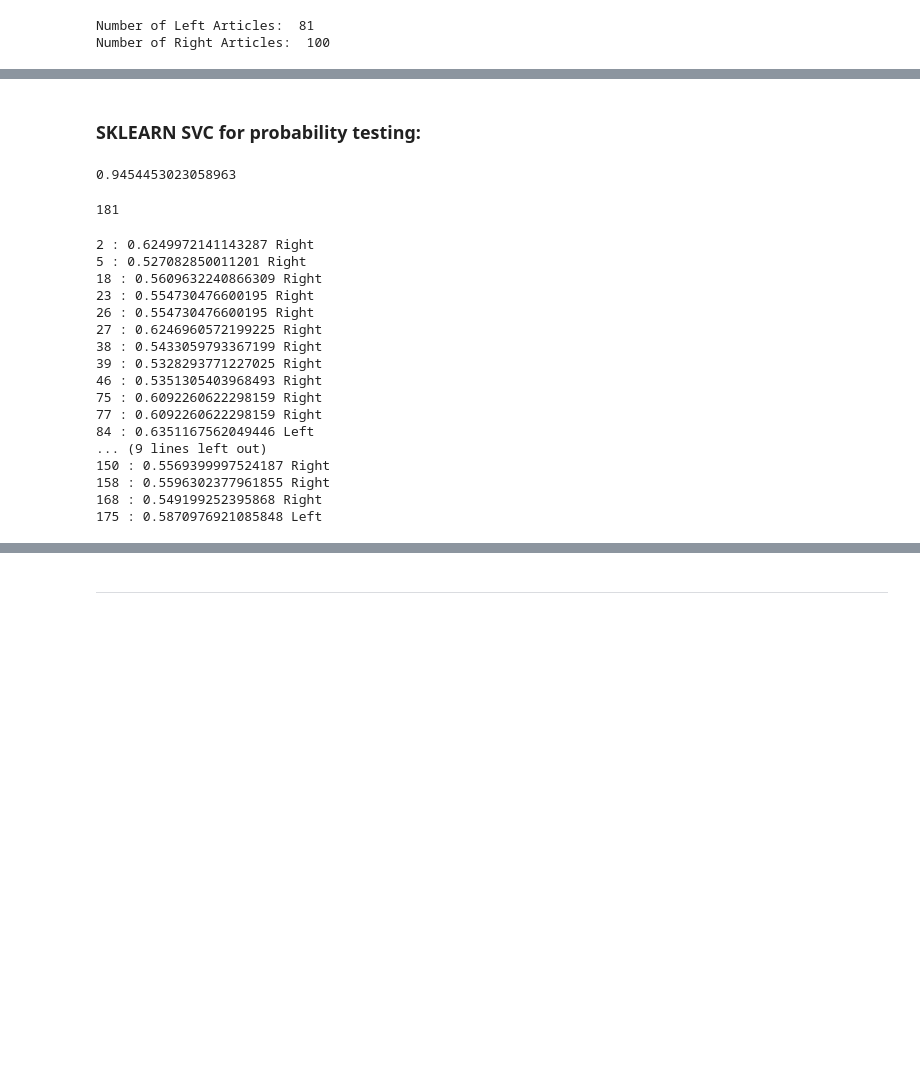
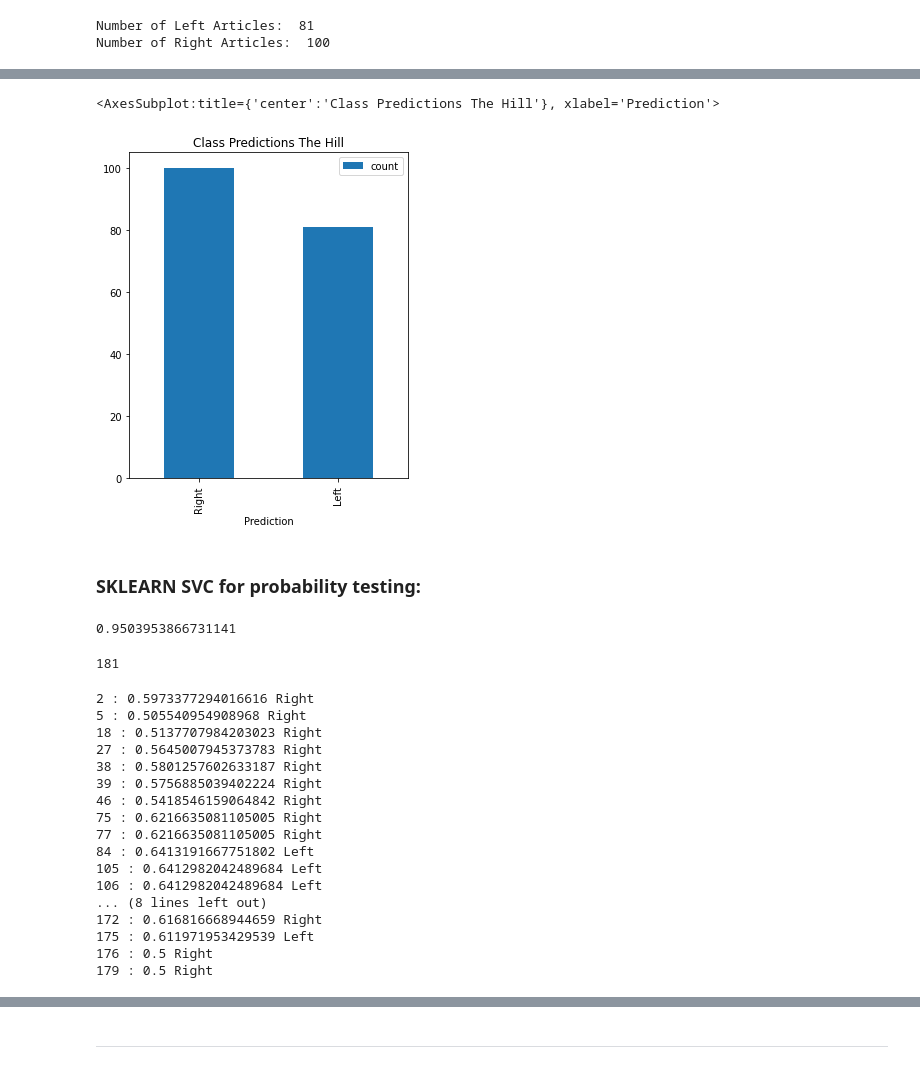
Before and after one commit to fausa/Bias_Detection_in_Journalism, a Jupyter notebook: deliverables/ADS509_FausA_PREPROCESS_EDA_MODELING.ipynb, the cells around one changed output, grey strips where cells are left out. Cells and saved outputs as stored; diff of their text form; code cells hidden in the pictures; blank space fills up the shorter version.

Commit message:
Business visuals/AP comparison

```diff
--- a/deliverables/ADS509_FausA_PREPROCESS_EDA_MODELING.ipynb
+++ b/deliverables/ADS509_FausA_PREPROCESS_EDA_MODELING.ipynb
@@ -416,6 +417,9 @@ TOKENIZE COLUMN added:
 
 api_data_complete_df['tokens']= api_data_complete_df['article_text'].apply(prepare,
                                                      pipeline=full_pipeline)
+# %%
+api_data_complete_df_business['tokens']= api_data_complete_df_business['article_text'].apply(prepare,
+                                                     pipeline=full_pipeline)
 # %% [markdown]
 CLEAN DATA (without tokenizing) COLUMN added:
 # %%
@@ -423,6 +427,9 @@ CLEAN DATA (without tokenizing) COLUMN added:
 
 api_data_complete_df['cleaner_text']= api_data_complete_df['article_text'].apply(prepare,
                                                      pipeline=first_pipeline)
+# %%
+api_data_complete_df_business['cleaner_text']= api_data_complete_df_business['article_text'].apply(prepare,
+                                                     pipeline=first_pipeline)
 # %%
 # These results change depending on the data loaded that is being worked on:
 
@@ -1088,3 +1100,7 @@ print('Number of Left Articles: ', left, '\nNumber of Right Articles: ',
 # %% [output]
 Number of Left Articles:  81
 Number of Right Articles:  100
+# %%
+Data_centered_results=pd.DataFrame(Data_Classification_Centered)
+# %%
+Data_centered_results.rename (columns = {0:'Prediction'}, inplace=True)
@@ -1091,3 +1116,11 @@ Number of Right Articles:  100
+# %%
+Data_centered_results['Prediction'].value_counts().plot(kind="bar",
+                                  legend=True,
+                                  figsize=(5,6),
+                                  title='Class Predictions The Hill')
+# %% [output]
+<AxesSubplot:title={'center':'Class Predictions The Hill'}, xlabel='Prediction'>
+[figure, added]
 # %% [markdown]
 ### SKLEARN SVC for probability testing:
 # %%
@@ -1095,7 +1128,7 @@ AP_predictions_proba = svm.predict_proba(X_Data_Centered)
 # %%
 AP_predictions_proba[0][0]
 # %% [output]
-0.9454453023058963
+0.9503953866731141
 # %%
 len(AP_predictions_proba)
 # %% [output]
@@ -1112,20 +1145,20 @@ for pa in range(0,len(AP_predictions_proba)):
         if (AP_predictions_proba[pa][pa2] <= 0.65) & (AP_predictions_proba[pa][pa2] >= 0.5):
             print(pa, ':', AP_predictions_proba[pa][pa2], Data_Classification_Centered[pa])
 # %% [output]
-2 : 0.6249972141143287 Right
-5 : 0.527082850011201 Right
-18 : 0.5609632240866309 Right
-23 : 0.554730476600195 Right
-26 : 0.554730476600195 Right
-27 : 0.6246960572199225 Right
-38 : 0.5433059793367199 Right
-39 : 0.5328293771227025 Right
-46 : 0.5351305403968493 Right
-75 : 0.6092260622298159 Right
-77 : 0.6092260622298159 Right
-84 : 0.6351167562049446 Left
-... (9 lines left out)
-150 : 0.5569399997524187 Right
-158 : 0.5596302377961855 Right
-168 : 0.549199252395868 Right
-175 : 0.5870976921085848 Left
+2 : 0.5973377294016616 Right
+5 : 0.505540954908968 Right
+18 : 0.5137707984203023 Right
+27 : 0.5645007945373783 Right
+38 : 0.5801257602633187 Right
+39 : 0.5756885039402224 Right
+46 : 0.5418546159064842 Right
+75 : 0.6216635081105005 Right
+77 : 0.6216635081105005 Right
+84 : 0.6413191667751802 Left
+105 : 0.6412982042489684 Left
+106 : 0.6412982042489684 Left
+... (8 lines left out)
+172 : 0.616816668944659 Right
+175 : 0.611971953429539 Left
+176 : 0.5 Right
+179 : 0.5 Right
```
Also changed, not shown: parts of 28 cells of this notebook, 1 other file.
